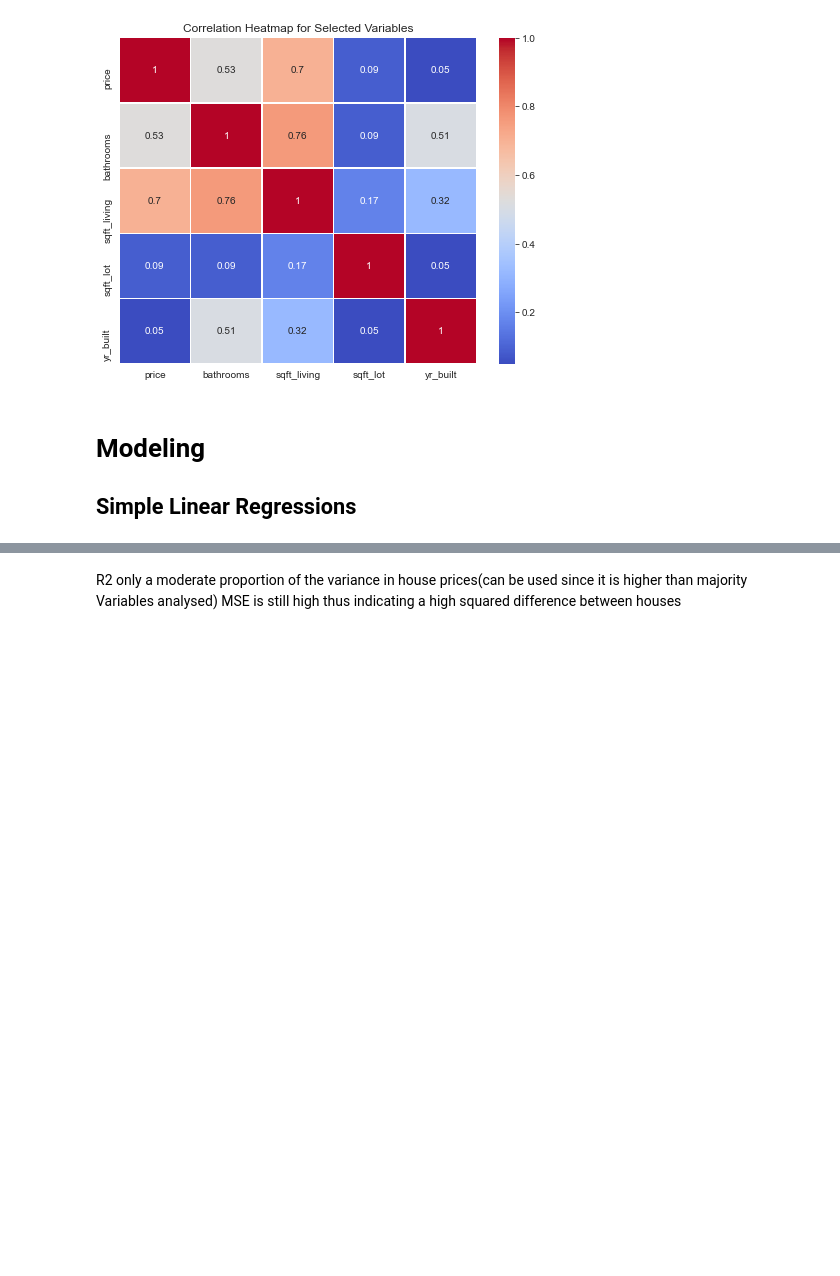
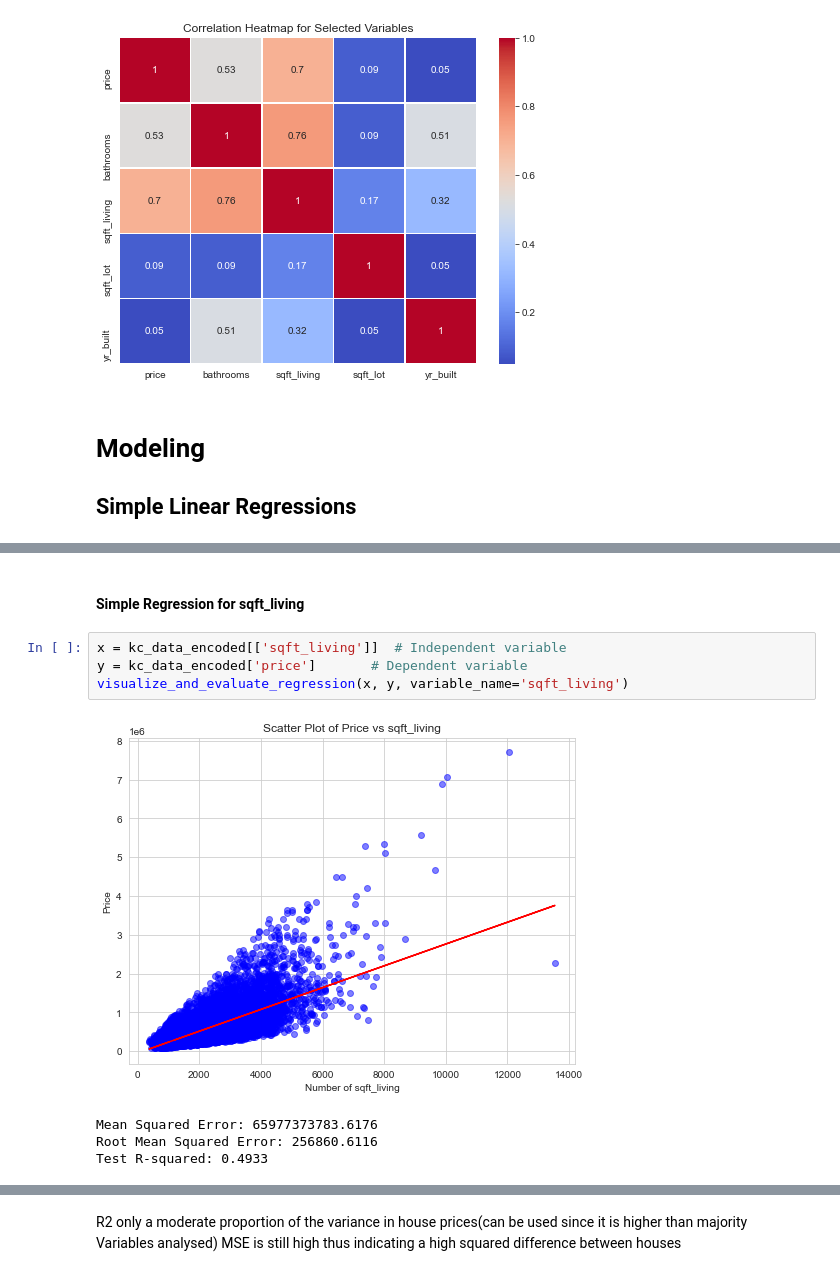
Before and after one commit to ggeorgekkariuki/Kings-Country-Housing-Project, a Jupyter notebook: student.ipynb, the cells around one changed output, grey strips where cells are left out. Cells and saved outputs as stored; diff of their text form; blank space fills up the shorter version.

```diff
--- a/student.ipynb
+++ b/student.ipynb
@@ -916,0 +955,11 @@ def visualize_and_evaluate_regression(x, y):
+# %% [markdown]
+#### Simple Regression for sqft_living
+# %%
+x = kc_data_encoded[['sqft_living']]  # Independent variable
+y = kc_data_encoded['price']       # Dependent variable
+visualize_and_evaluate_regression(x, y, variable_name='sqft_living')
+# %% [output]
+[figure, added]
+Mean Squared Error: 65977373783.6176
+Root Mean Squared Error: 256860.6116
+Test R-squared: 0.4933
```
Also changed, not shown: parts of 39 cells of this notebook.
